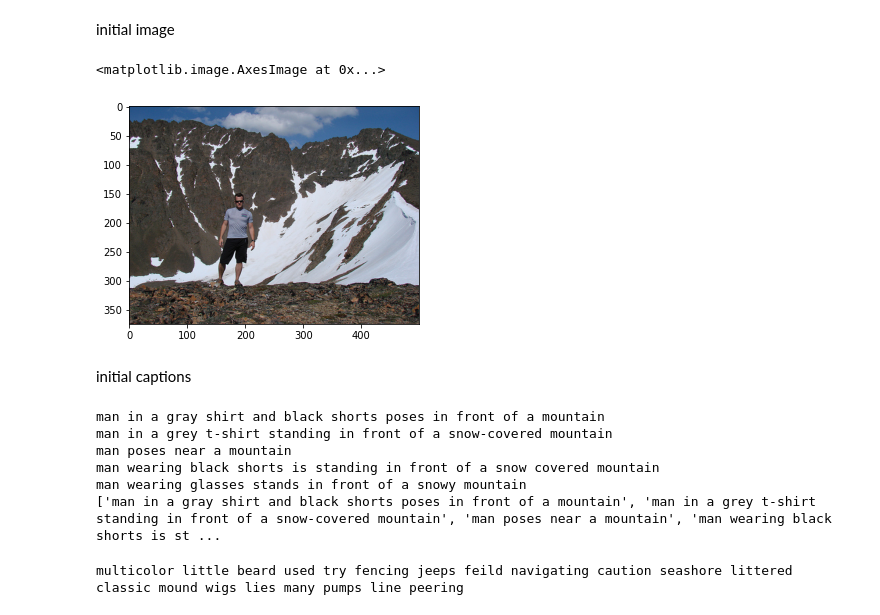
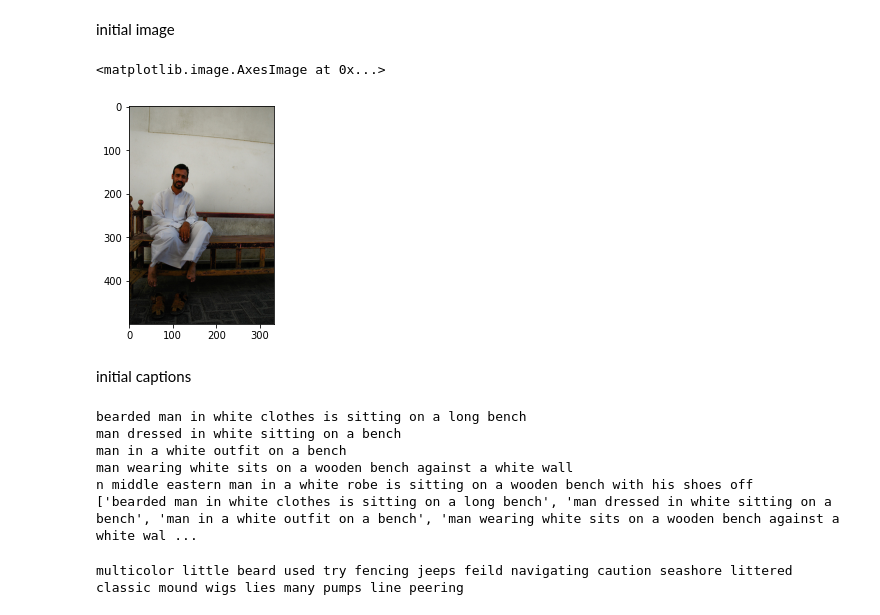
Before and after one commit to yeswhos/COMP5623-AI, a Jupyter notebook: CW2/COMP5623_CW2_Fanhui.ipynb, the cells around one changed output. Drawn from its saved outputs; the diff is of its cells as text; code cells hidden in the pictures.

```diff
--- a/CW2/COMP5623_CW2_Fanhui.ipynb
+++ b/CW2/COMP5623_CW2_Fanhui.ipynb
@@ -537,38 +537,39 @@ import matplotlib.pyplot as plt
 # %%
 def load_image(image_path, transform=None):
     image = Image.open(image_path).convert('RGB')
     image = image.resize([224, 224], Image.LANCZOS)
 
     if transform is not None:
         image = transform(image).unsqueeze(0)
 
     return image
 # path = 'drive/My Drive/Colab Notebooks/data/Flickr8k/images/1000268201_693b08cb0e.jpg'
-path = dataset_test.df.iloc[75, 1]
+path = dataset_test.df.iloc[90, 1]
 image = load_image(path, data_transform)
 image_tensor = image.to(device)
 # image = Image.open('drive/My Drive/Colab Notebooks/data/Flickr8k/images/1000268201_693b08cb0e.jpg')
 image = Image.open(path)
 plt.imshow(np.asarray(image))
 # %% [output]
 <matplotlib.image.AxesImage at 0x...>
-[figure, old version]
+[figure, new version]
 # %% [markdown]
 initial captions
 # %%
 captions_sum = []
-for i in range(75, 80):
+
+for i in range(90, 95):
   captions1 = dataset_test.df.iloc[i,2]
   captions_sum.append(captions1)
   print(captions1)
 print(captions_sum)
 # %% [output]
-man in a gray shirt and black shorts poses in front of a mountain
-man in a grey t-shirt standing in front of a snow-covered mountain
-man poses near a mountain
-man wearing black shorts is standing in front of a snow covered mountain
-man wearing glasses stands in front of a snowy mountain
-['man in a gray shirt and black shorts poses in front of a mountain', 'man in a grey t-shirt standing in front of a snow-covered mountain', 'man poses near a mountain', 'man wearing black shorts is st ...
+bearded man in white clothes is sitting on a long bench
+man dressed in white sitting on a bench
+man in a white outfit on a bench
+man wearing white sits on a wooden bench against a white wall
+n middle eastern man in a white robe is sitting on a wooden bench with his shoes off
+['bearded man in white clothes is sitting on a long bench', 'man dressed in white sitting on a bench', 'man in a white outfit on a bench', 'man wearing white sits on a wooden bench against a white wal ...
 # %%
 # %% [output]
 multicolor little beard used try fencing jeeps feild navigating caution seashore littered classic mound wigs lies many pumps line peering
```
Also changed, not shown: parts of 7 cells of this notebook.
